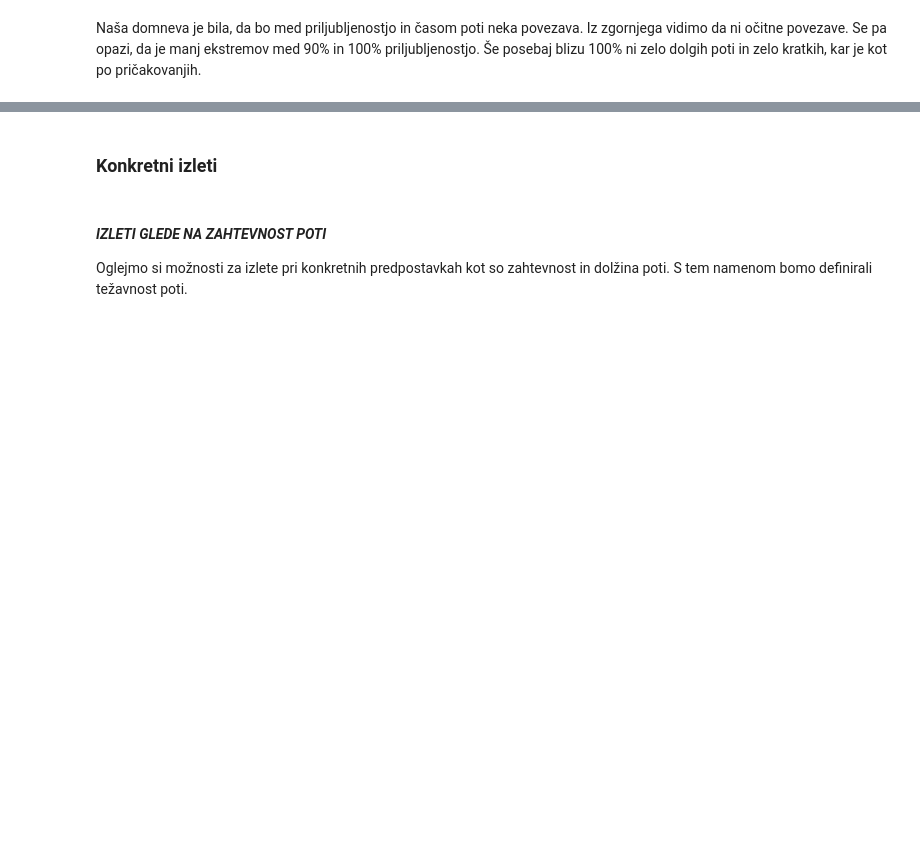
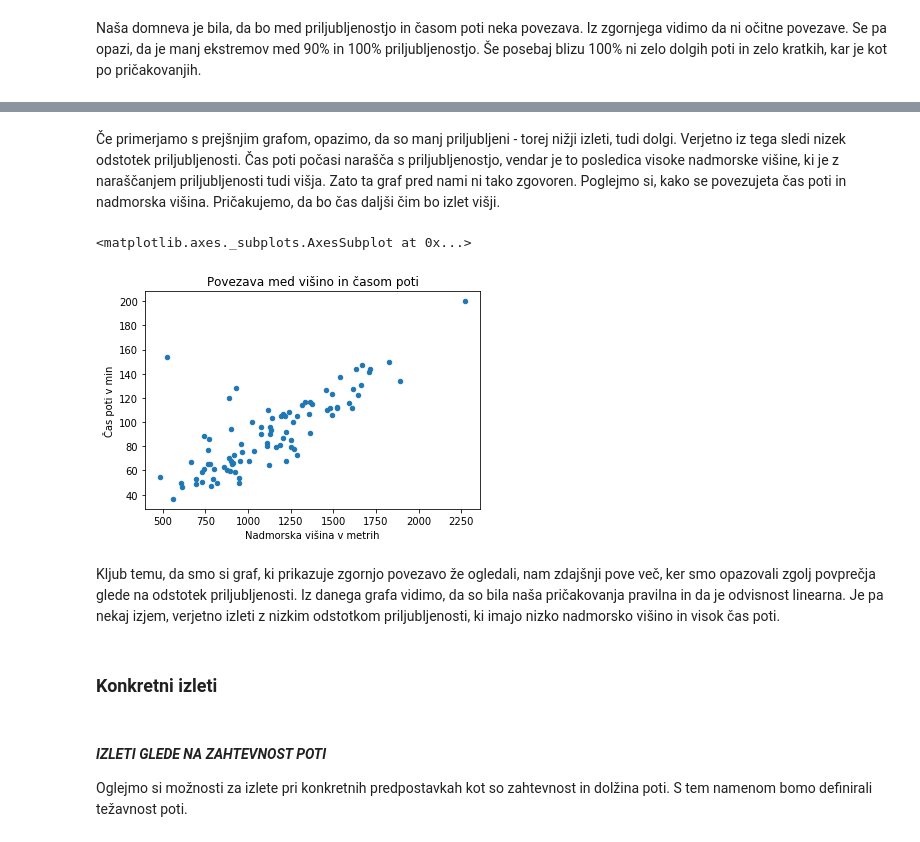
Before and after one commit to zstrgar/Prog1_projekt_izlet, a Jupyter notebook: izleti.ipynb, the cells around one changed output, grey strips where cells are left out. Saved outputs shown, nothing was run; the diff lists cells and outputs as text; code cells hidden in the pictures; blank space fills up the shorter version.

```diff
--- a/izleti.ipynb
+++ b/izleti.ipynb
@@ -192,3 +237,12 @@ Naša domneva je bila, da bo med priljubljenostjo in časom poti neka povezava.
+# %% [markdown]
+Če primerjamo s prejšnjim grafom, opazimo, da so manj priljubljeni - torej nižji izleti, tudi dolgi. Verjetno iz tega sledi nizek odstotek priljubljenosti. Čas poti počasi narašča s priljubljenostjo, vendar je to posledica visoke nadmorske višine, ki je z naraščanjem priljubljenosti tudi višja. Zato ta graf pred nami ni tako zgovoren. Poglejmo si, kako se povezujeta čas poti in nadmorska višina. Pričakujemo, da bo čas daljši čim bo izlet višji.
+# %%
+po_procentih.plot.scatter('Nadmorska višina v metrih', 'Čas poti v min', title = 'Povezava med višino in časom poti')
+# %% [output]
+<matplotlib.axes._subplots.AxesSubplot at 0x...>
+[figure, added]
+# %% [markdown]
+Kljub temu, da smo si graf, ki prikazuje zgornjo povezavo že ogledali, nam zdajšnji pove več, ker smo opazovali zgolj povprečja glede na odstotek priljubljenosti. Iz danega grafa vidimo, da so bila naša pričakovanja pravilna in da je odvisnost linearna. Je pa nekaj izjem, verjetno izleti z nizkim odstotkom priljubljenosti, ki imajo nizko nadmorsko višino in visok čas poti.
 # %% [markdown]
 ### Konkretni izleti
 # %% [markdown]
```
Also changed, not shown: parts of 43 cells of this notebook.
